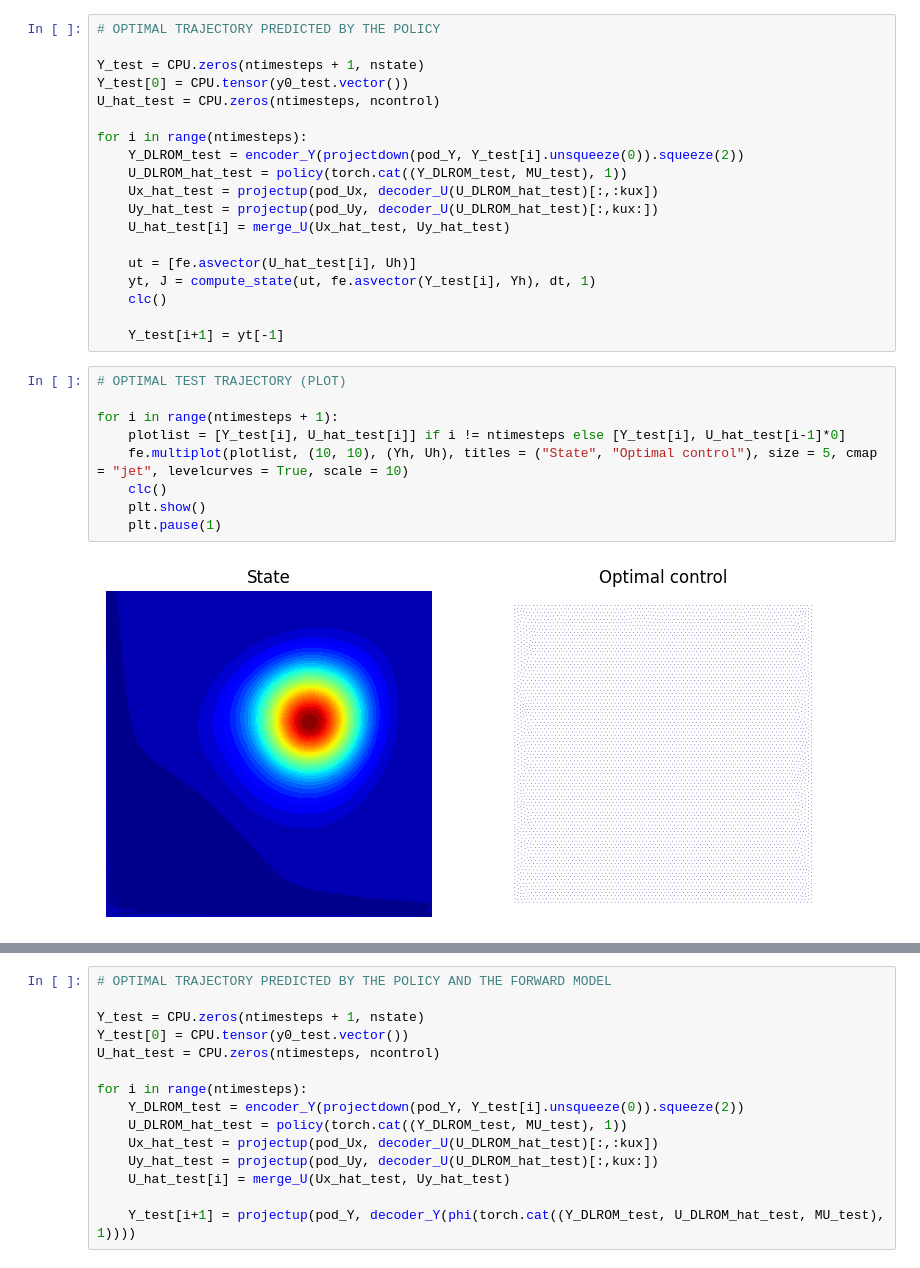
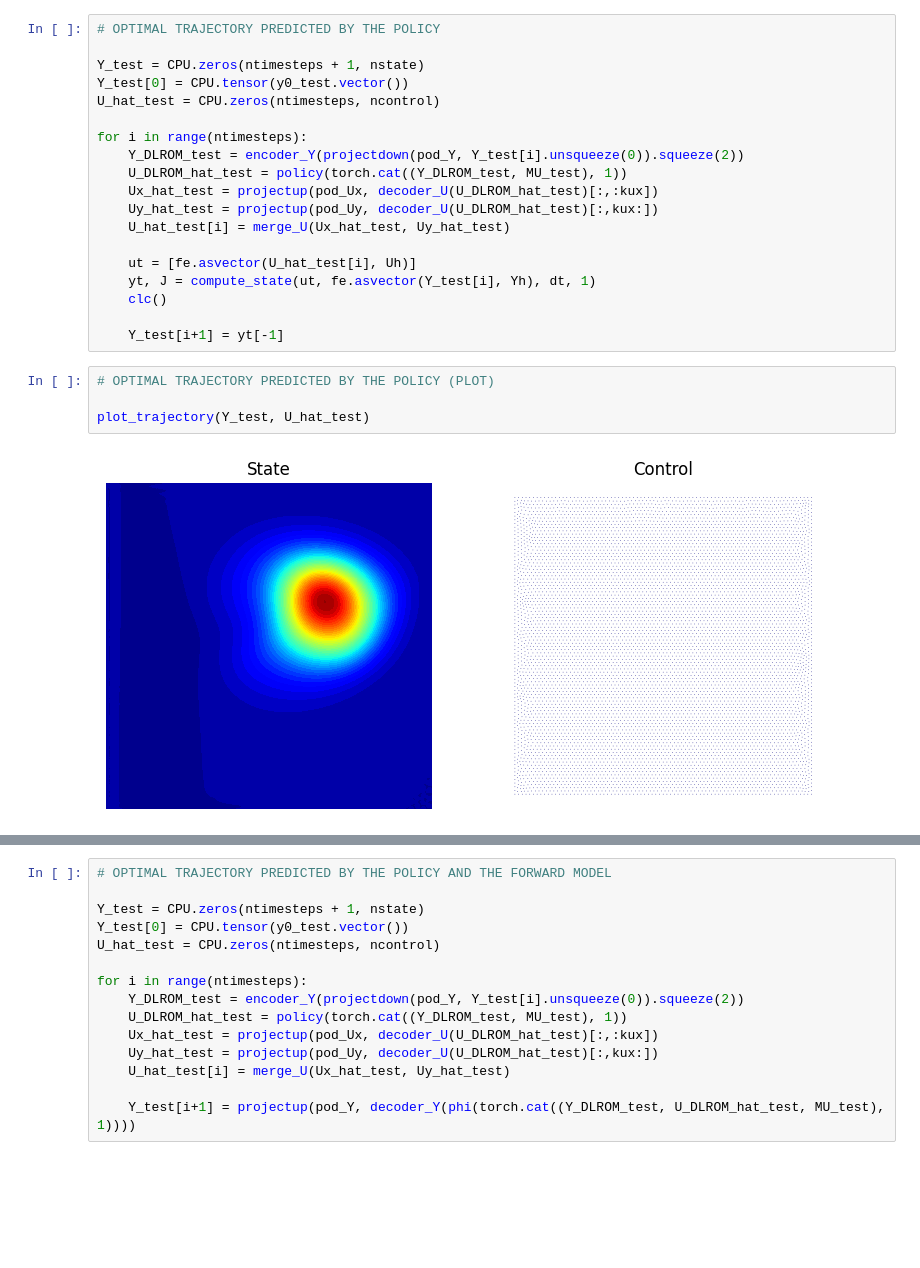
Before and after one commit to MatteoTomasetto/LatentFeedbackControl, a Jupyter notebook: OptimalTransportVacuum.ipynb, the cells around one changed output, grey strips where cells are left out. Drawn from its saved outputs; the diff is of its cells as text; blank space fills up the shorter version.

```diff
--- a/OptimalTransportVacuum.ipynb
+++ b/OptimalTransportVacuum.ipynb
@@ -794,15 +800,10 @@ for i in range(ntimesteps):
     clc()
 
     Y_test[i+1] = yt[-1]
-# %%
-# OPTIMAL TEST TRAJECTORY (PLOT)
-
-for i in range(ntimesteps + 1):
-    plotlist = [Y_test[i], U_hat_test[i]] if i != ntimesteps else [Y_test[i], U_hat_test[i-1]*0]
-    fe.multiplot(plotlist, (10, 10), (Yh, Uh), titles = ("State", "Optimal control"), size = 5, cmap = "jet", levelcurves = True, scale = 10)
-    clc()
-    plt.show()
-    plt.pause(1)
-# %% [output]
-[figure, removed]
+# %%
+# OPTIMAL TRAJECTORY PREDICTED BY THE POLICY (PLOT)
+
+plot_trajectory(Y_test, U_hat_test)
+# %% [output]
+[figure, added]
 # %%
```
Also changed, not shown: parts of 6 cells of this notebook.
